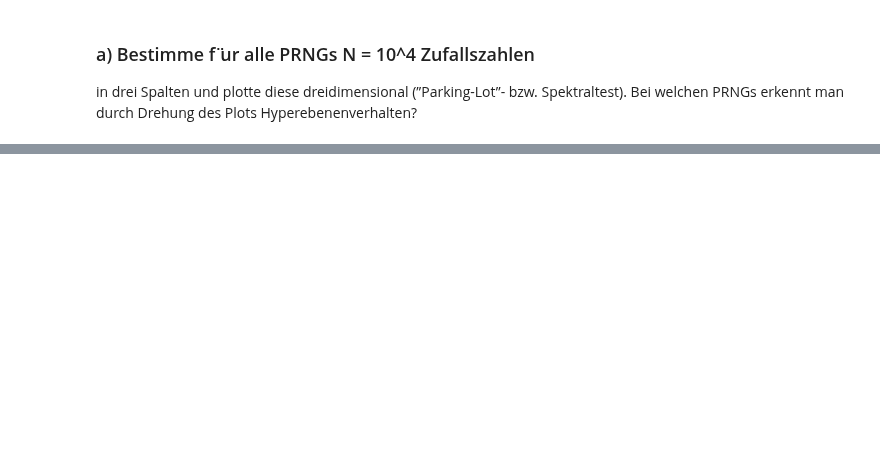
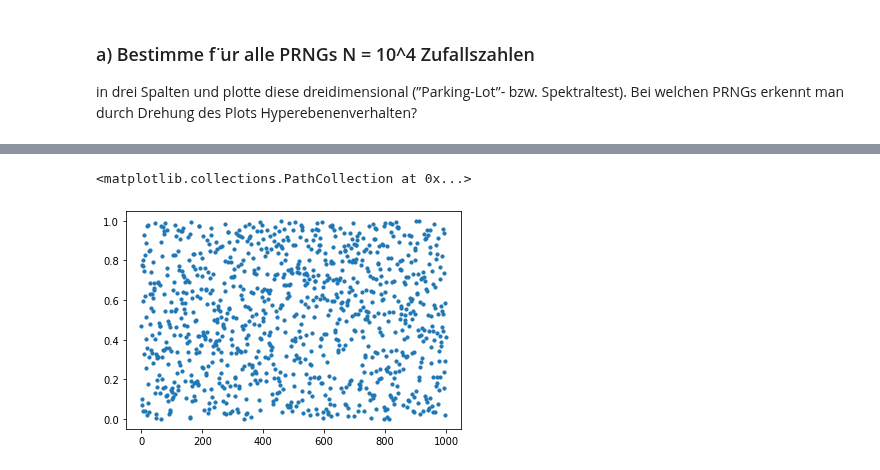
Before and after one commit to emhl/CoPhy2, a Jupyter notebook: Blatt6-Zufall-Anwendung/Blatt6-Aufgabe1.ipynb, the cells around one changed output, grey strips where cells are left out. Drawn from its saved outputs; the diff is of its cells as text; code cells hidden in the pictures; blank space fills up the shorter version.

```diff
--- a/Blatt6-Zufall-Anwendung/Blatt6-Aufgabe1.ipynb
+++ b/Blatt6-Zufall-Anwendung/Blatt6-Aufgabe1.ipynb
@@ -73,0 +91,5 @@ RuntimeError: matplotlib does not support generators as input
+# %%
+plt.scatter(range(n),rand_d(n),s=10)
+# %% [output]
+<matplotlib.collections.PathCollection at 0x...>
+[figure, added]
```
Also changed, not shown: parts of 3 cells of this notebook.
